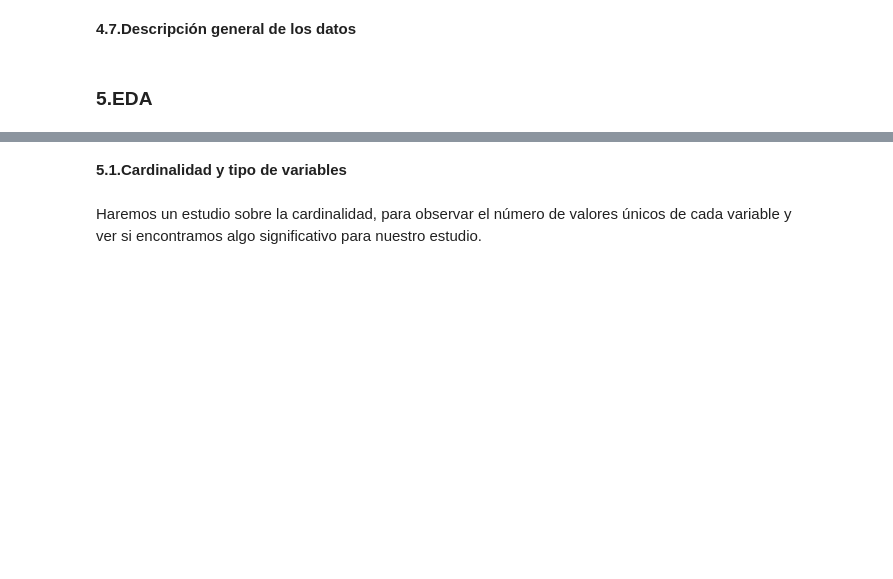
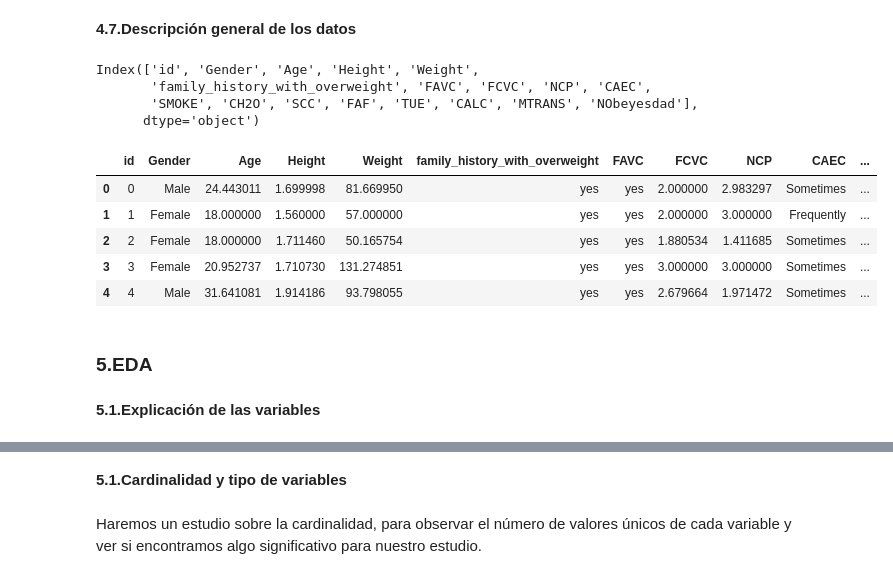
Before and after one commit to ItziCG/Proyecto-ML-Obesity-Risk, a Jupyter notebook: src/utils/proyect_ML.ipynb, the cells around one changed output, grey strips where cells are left out. Saved outputs shown, nothing was run; the diff lists cells and outputs as text; code cells hidden in the pictures; blank space fills up the shorter version.

```diff
--- a/src/utils/proyect_ML.ipynb
+++ b/src/utils/proyect_ML.ipynb
@@ -38,8 +38,8 @@ pd.set_option('display.max.column',None)
 # %% [markdown]
 ### **3.Carga de datos**
 # %%
-train=pd.read_csv('')
-test=pd.read_csv('')
+train=pd.read_csv('../data/raw/train.csv')
+test=pd.read_csv('../data/raw/test.csv')
 # %% [markdown]
 ### **4.Primera exploración**
 # %% [markdown]
@@ -73,4 +145,22 @@ train.describe(include='object')
 # %% [markdown]
 **4.7.Descripción general de los datos**
+# %%
+train.columns
+# %% [output]
+Index(['id', 'Gender', 'Age', 'Height', 'Weight',
+       'family_history_with_overweight', 'FAVC', 'FCVC', 'NCP', 'CAEC',
+       'SMOKE', 'CH2O', 'SCC', 'FAF', 'TUE', 'CALC', 'MTRANS', 'NObeyesdad'],
+      dtype='object')
+# %%
+train.head()
+# %% [output]
+|  | id | Gender | Age | Height | Weight | family_history_with_overweight | FAVC | FCVC | NCP | CAEC | ... |
+| 0 | 0 | Male | 24.443011 | 1.699998 | 81.669950 | yes | yes | 2.000000 | 2.983297 | Sometimes | ... |
+| 1 | 1 | Female | 18.000000 | 1.560000 | 57.000000 | yes | yes | 2.000000 | 3.000000 | Frequently | ... |
+| 2 | 2 | Female | 18.000000 | 1.711460 | 50.165754 | yes | yes | 1.880534 | 1.411685 | Sometimes | ... |
+| 3 | 3 | Female | 20.952737 | 1.710730 | 131.274851 | yes | yes | 3.000000 | 3.000000 | Sometimes | ... |
+| 4 | 4 | Male | 31.641081 | 1.914186 | 93.798055 | yes | yes | 2.679664 | 1.971472 | Sometimes | ... |
 # %% [markdown]
 ### **5.EDA**
+# %% [markdown]
+**5.1.Explicación de las variables**
```
Also changed, not shown: parts of 9 cells of this notebook.
